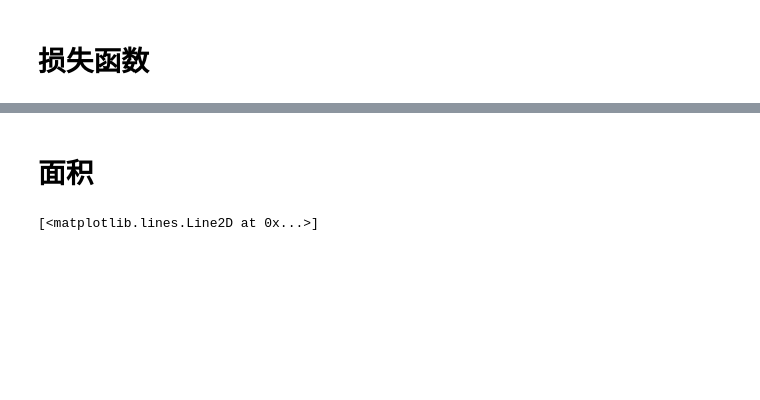
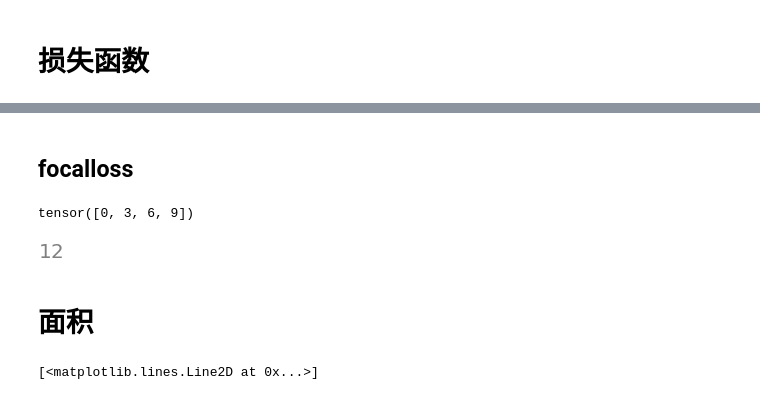
Before and after one commit to zidanewenqsh/deeplearning_notebook_01, a Jupyter notebook: deep_learning.ipynb, the cells around one changed output, grey strips where cells are left out. Drawn from its saved outputs; the diff is of its cells as text; code cells hidden in the pictures; blank space fills up the shorter version.

```diff
--- a/deep_learning.ipynb
+++ b/deep_learning.ipynb
@@ -32,3 +598,13 @@ IFrame('https://arxiv.org/pdf/1712.09913.pdf',width=800,height=600)
+# %% [markdown]
+## focalloss
+# %%
+a = torch.arange(12)
+m = a%3==0
+a[m]
+a.numel()
+# %% [output]
+tensor([0, 3, 6, 9])
+[figure, added]
 # %% [markdown]
 # 面积
 # %%
```
Also changed, not shown: parts of 37 cells of this notebook, 1 other file.
